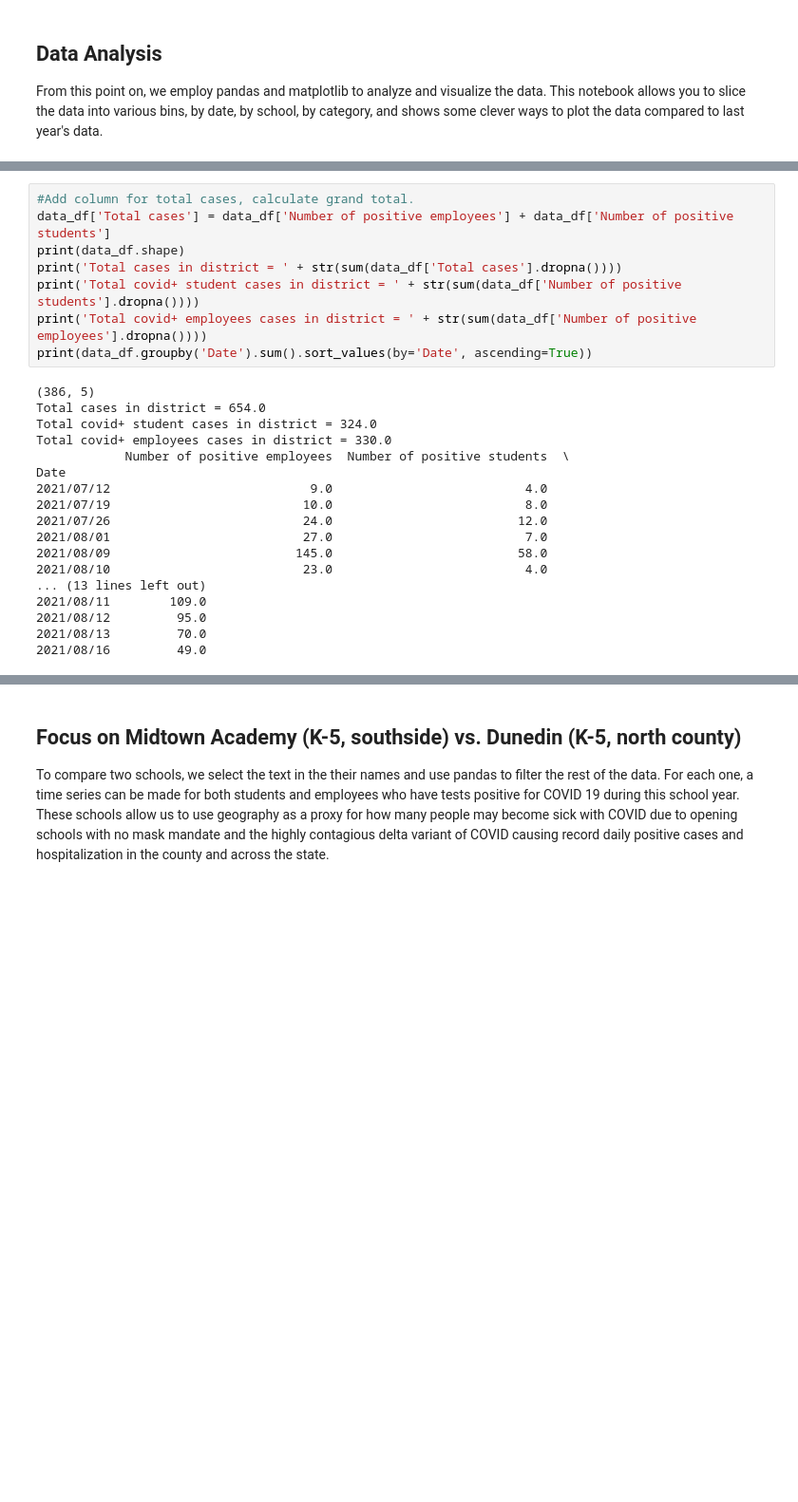
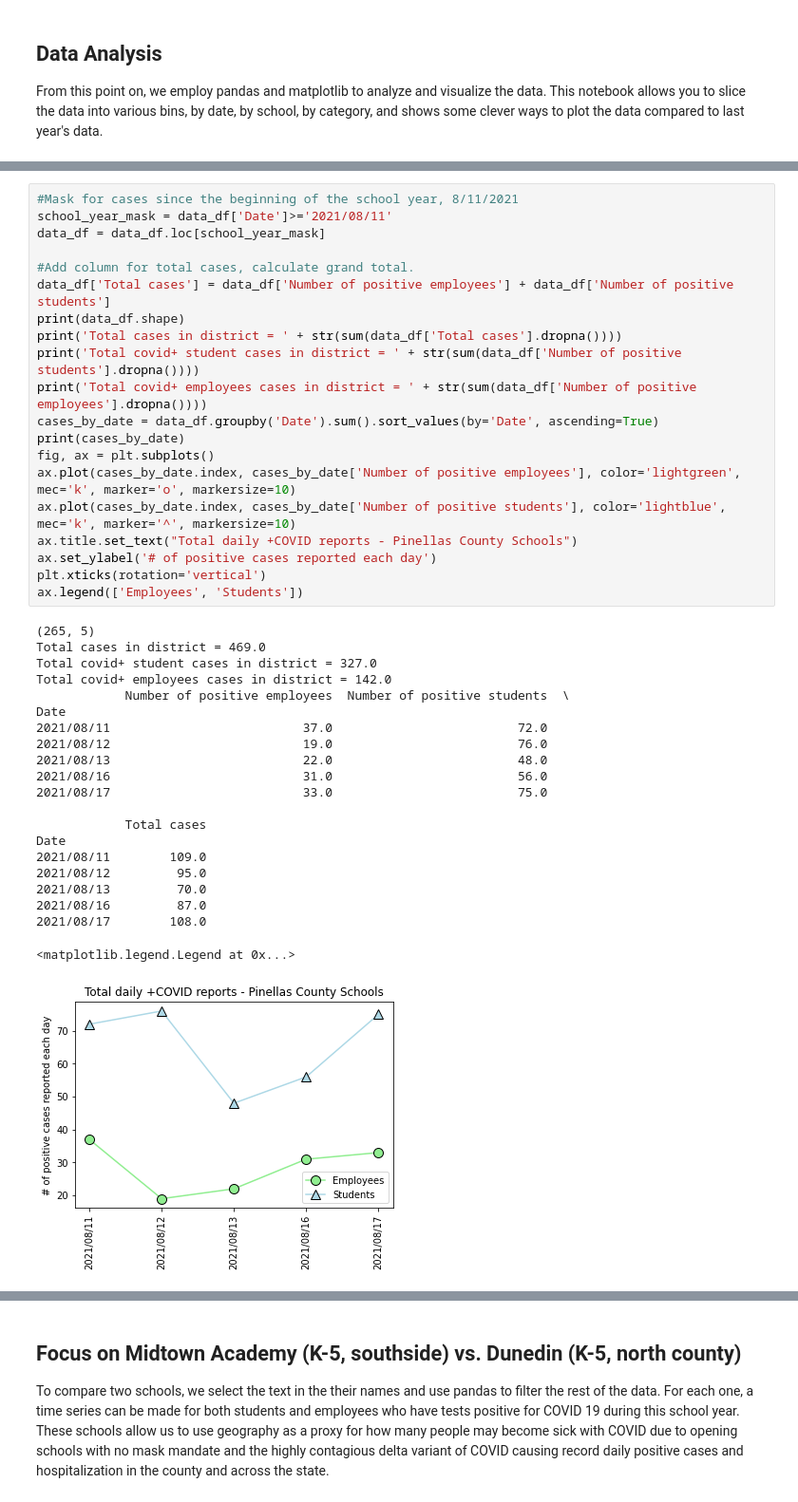
Before and after one commit to Rosenheim-Lab/PCS_COVID, a Jupyter notebook: dashboard_scrape.ipynb, the cells around one changed output, grey strips where cells are left out. Shown: that part at 95% size. Drawn from its saved outputs; the diff is of its cells as text; blank space fills up the shorter version.

```diff
--- a/dashboard_scrape.ipynb
+++ b/dashboard_scrape.ipynb
@@ -93,26 +79,42 @@ data_dump_20210817.csv
 # %%
+#Mask for cases since the beginning of the school year, 8/11/2021
+school_year_mask = data_df['Date']>='2021/08/11'
+data_df = data_df.loc[school_year_mask]
+
 #Add column for total cases, calculate grand total.
 data_df['Total cases'] = data_df['Number of positive employees'] + data_df['Number of positive students']
 print(data_df.shape)
 print('Total cases in district = ' + str(sum(data_df['Total cases'].dropna())))
 print('Total covid+ student cases in district = ' + str(sum(data_df['Number of positive students'].dropna())))
 print('Total covid+ employees cases in district = ' + str(sum(data_df['Number of positive employees'].dropna())))
-print(data_df.groupby('Date').sum().sort_values(by='Date', ascending=True))
+cases_by_date = data_df.groupby('Date').sum().sort_values(by='Date', ascending=True)
+print(cases_by_date)
+fig, ax = plt.subplots()
+ax.plot(cases_by_date.index, cases_by_date['Number of positive employees'], color='lightgreen', mec='k', marker='o', markersize=10)
+ax.plot(cases_by_date.index, cases_by_date['Number of positive students'], color='lightblue', mec='k', marker='^', markersize=10)
+ax.title.set_text("Total daily +COVID reports - Pinellas County Schools")
+ax.set_ylabel('# of positive cases reported each day')
+plt.xticks(rotation='vertical')
+ax.legend(['Employees', 'Students'])
 # %% [output]
-(386, 5)
-Total cases in district = 654.0
-Total covid+ student cases in district = 324.0
-Total covid+ employees cases in district = 330.0
+(265, 5)
+Total cases in district = 469.0
+Total covid+ student cases in district = 327.0
+Total covid+ employees cases in district = 142.0
             Number of positive employees  Number of positive students  \
 Date
-2021/07/12                           9.0                          4.0
-2021/07/19                          10.0                          8.0
-2021/07/26                          24.0                         12.0
-2021/08/01                          27.0                          7.0
-2021/08/09                         145.0                         58.0
-2021/08/10                          23.0                          4.0
-... (13 lines left out)
+2021/08/11                          37.0                         72.0
+2021/08/12                          19.0                         76.0
+2021/08/13                          22.0                         48.0
+2021/08/16                          31.0                         56.0
+2021/08/17                          33.0                         75.0
+
+            Total cases
+Date
 2021/08/11        109.0
 2021/08/12         95.0
 2021/08/13         70.0
-2021/08/16         49.0
+2021/08/16         87.0
+2021/08/17        108.0
+<matplotlib.legend.Legend at 0x...>
+[figure, added]
```
Also changed, not shown: parts of 8 cells of this notebook, 2 other files.
